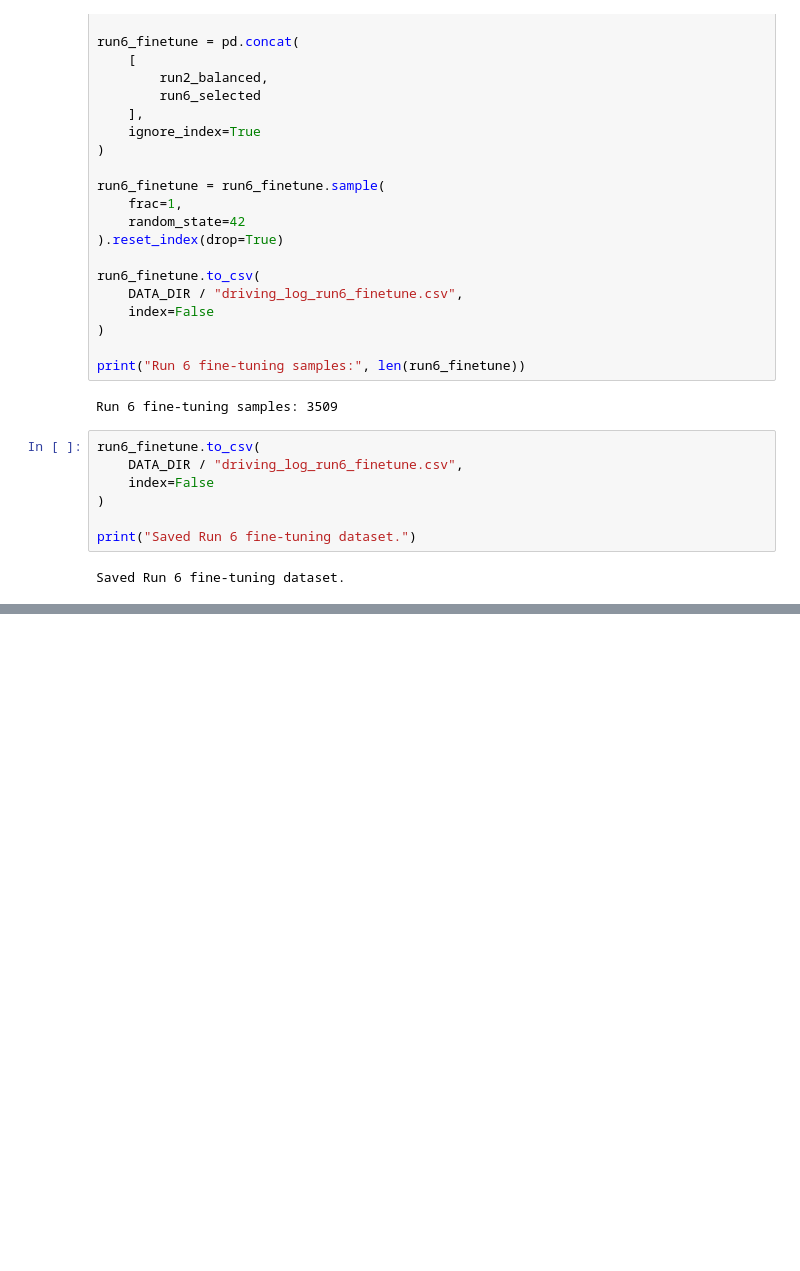
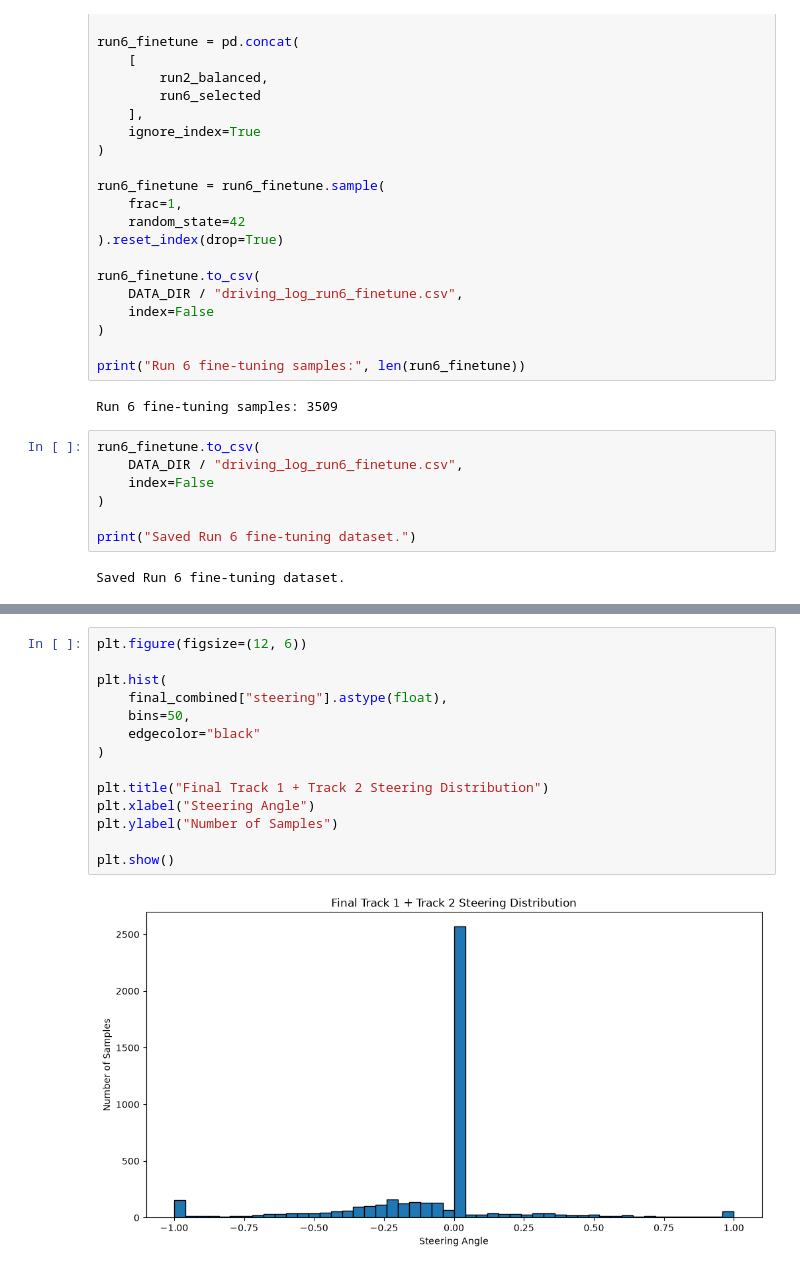
Before and after one commit to eljesam/Smart-Tech-CA2, a Jupyter notebook: exploration.ipynb, the cells around one changed output, grey strips where cells are left out. Cells and saved outputs as stored; diff of their text form; blank space fills up the shorter version.

```diff
--- a/exploration.ipynb
+++ b/exploration.ipynb
@@ -1145,0 +1230,16 @@ Saved Run 6 fine-tuning dataset.
+# %%
+plt.figure(figsize=(12, 6))
+
+plt.hist(
+    final_combined["steering"].astype(float),
+    bins=50,
+    edgecolor="black"
+)
+
+plt.title("Final Track 1 + Track 2 Steering Distribution")
+plt.xlabel("Steering Angle")
+plt.ylabel("Number of Samples")
+
+plt.show()
+# %% [output]
+[figure, added]
```
Also changed, not shown: parts of 8 cells of this notebook, 1 other file.
